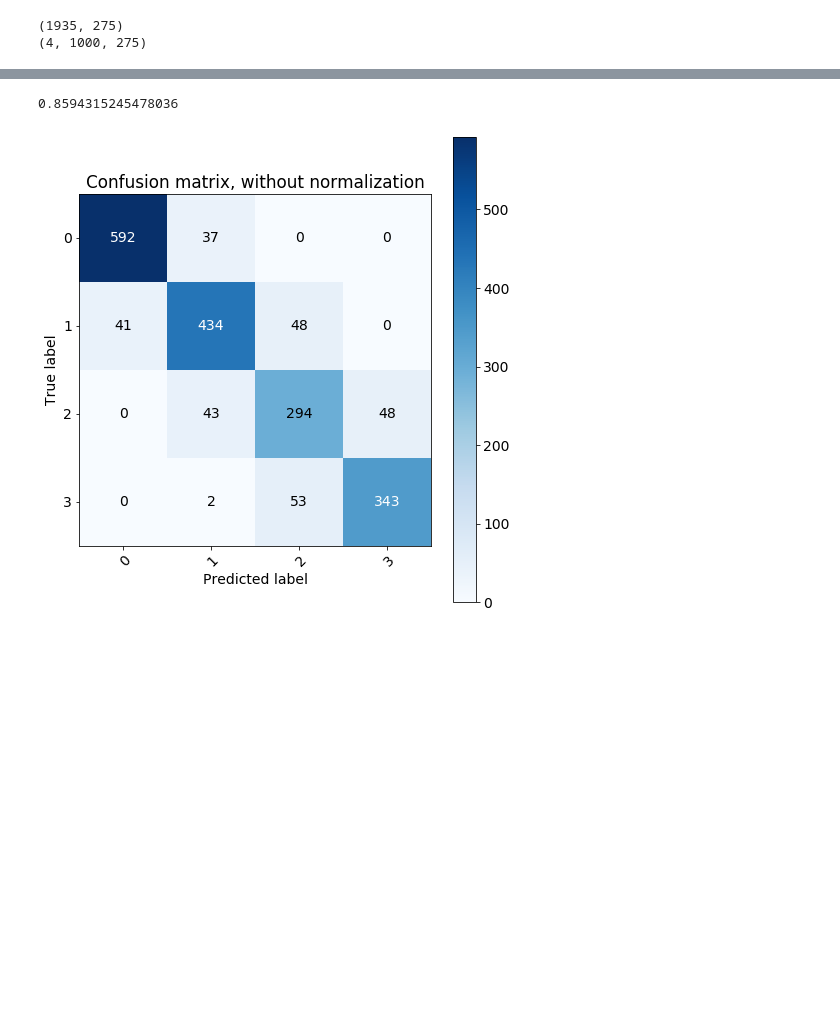
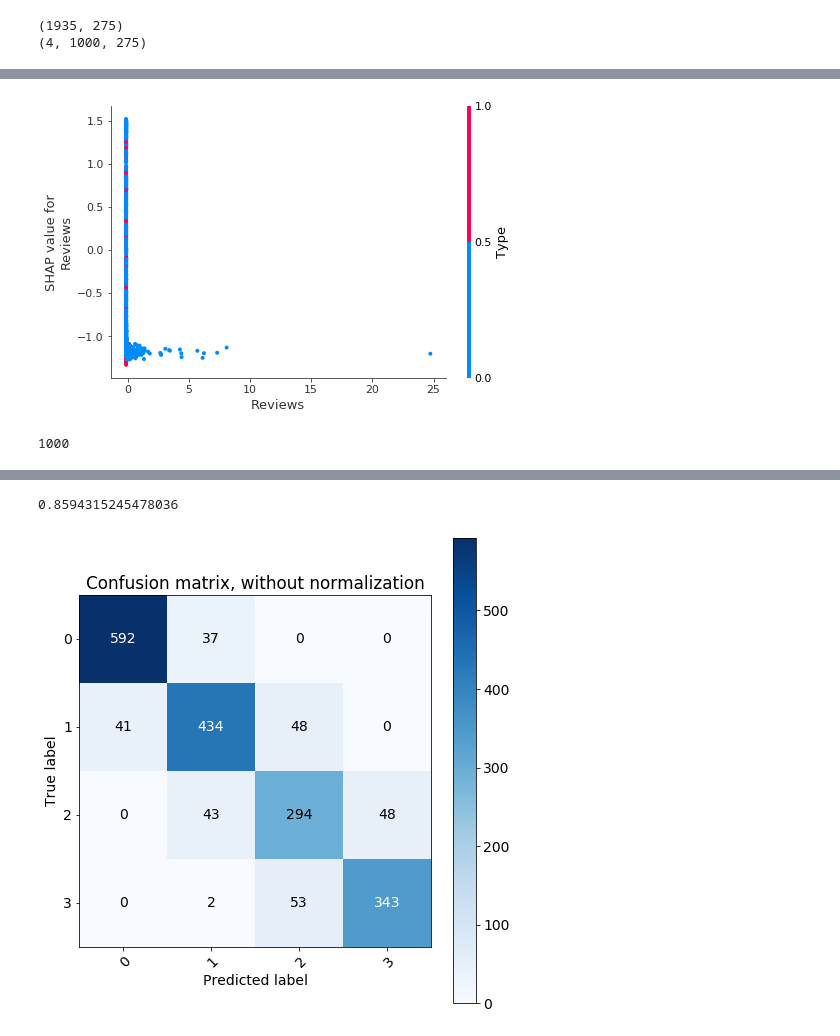
Before and after one commit to bao1981105/Google-Apps-Download-Prediction, a Jupyter notebook: results/analysis.ipynb, the cells around one changed output, grey strips where cells are left out. Cells and saved outputs as stored; diff of their text form; code cells hidden in the pictures; blank space fills up the shorter version.

```diff
--- a/results/analysis.ipynb
+++ b/results/analysis.ipynb
@@ -321,0 +350,8 @@ shap.force_plot(explainer.expected_value[1], shap_values[1][index,:], features =
+# %%
+shap.dependence_plot(ftr, shap_values[1], X_test_transformed[:1000], feature_names=feature_names)
+# %% [output]
+[figure, added]
+# %%
+len(shap_values[1])
+# %% [output]
+1000
```
Also changed, not shown: parts of 14 cells of this notebook, 6 other files.
